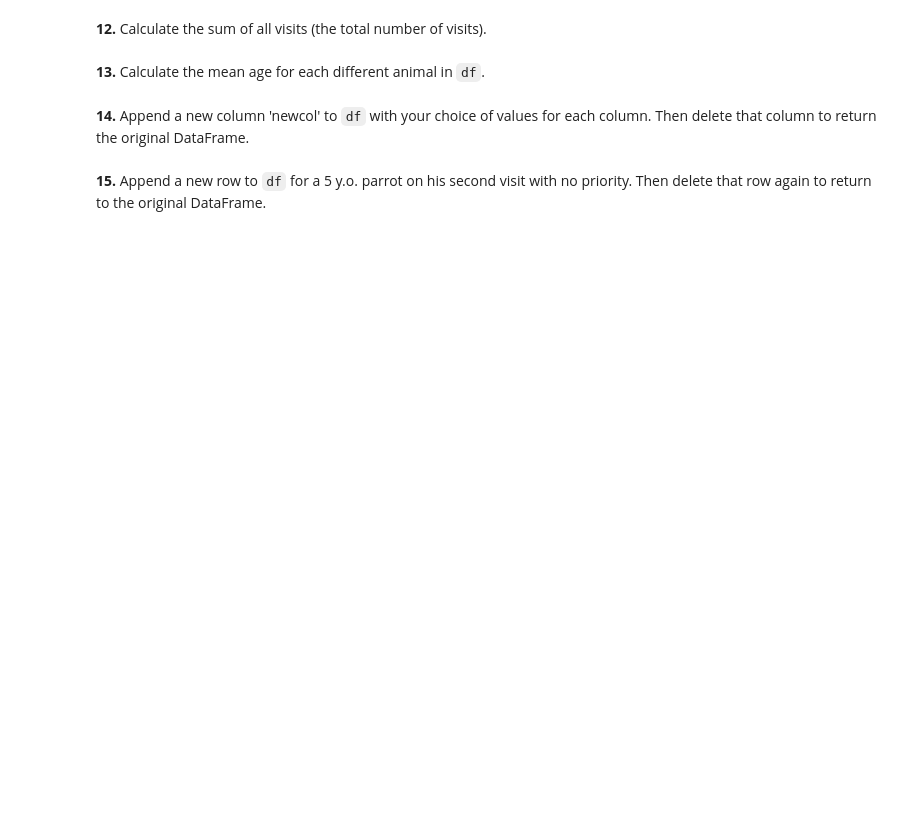
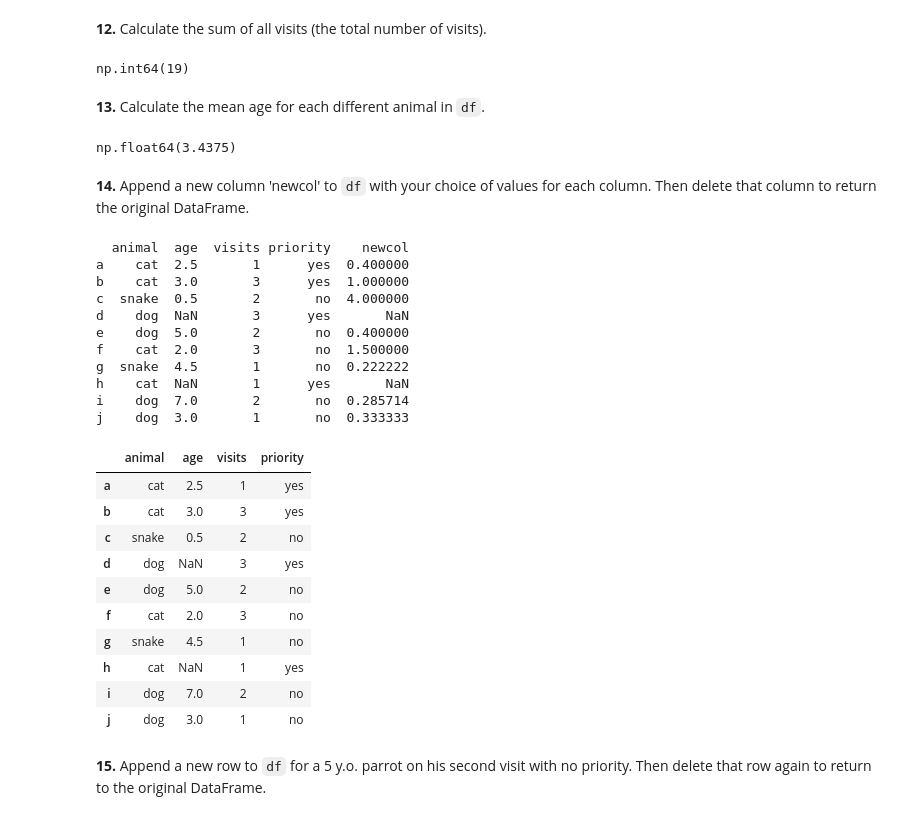
Before and after one commit to schoergj/DSA103, a Jupyter notebook: python-chemistry-intro/src/dsa103/lecture_6/np_pd_exercises/pandas-puzzles.ipynb, the cells around one changed output. Cells and saved outputs as stored; diff of their text form; code cells hidden in the pictures; blank space fills up the shorter version.

```diff
--- a/python-chemistry-intro/src/dsa103/lecture_6/np_pd_exercises/pandas-puzzles.ipynb
+++ b/python-chemistry-intro/src/dsa103/lecture_6/np_pd_exercises/pandas-puzzles.ipynb
@@ -69,8 +190,44 @@ labels = ['a', 'b', 'c', 'd', 'e', 'f', 'g', 'h', 'i', 'j']
 # %% [markdown]
 **12.** Calculate the sum of all visits (the total number of visits).
+# %%
+df["visits"].sum()
+# %% [output]
+np.int64(19)
 # %% [markdown]
 **13.** Calculate the mean age for each different animal in `df`.
+# %%
+df["age"].mean()
+# %% [output]
+np.float64(3.4375)
 # %% [markdown]
 **14.** Append a new column 'newcol' to `df` with your choice of values for each column. Then delete that column to return the original DataFrame.
+# %%
+df["newcol"] = df["visits"] / df["age"]
+print(df)
+df.drop(columns=["newcol"], axis=1, inplace=True)
+df
+# %% [output]
+  animal  age  visits priority    newcol
+a    cat  2.5       1      yes  0.400000
+b    cat  3.0       3      yes  1.000000
+c  snake  0.5       2       no  4.000000
+d    dog  NaN       3      yes       NaN
+e    dog  5.0       2       no  0.400000
+f    cat  2.0       3       no  1.500000
+g  snake  4.5       1       no  0.222222
+h    cat  NaN       1      yes       NaN
+i    dog  7.0       2       no  0.285714
+j    dog  3.0       1       no  0.333333
+|  | animal | age | visits | priority |
+| a | cat | 2.5 | 1 | yes |
+| b | cat | 3.0 | 3 | yes |
+| c | snake | 0.5 | 2 | no |
+| d | dog | NaN | 3 | yes |
+| e | dog | 5.0 | 2 | no |
+| f | cat | 2.0 | 3 | no |
+| g | snake | 4.5 | 1 | no |
+| h | cat | NaN | 1 | yes |
+| i | dog | 7.0 | 2 | no |
+| j | dog | 3.0 | 1 | no |
 # %% [markdown]
 **15.** Append a new row to `df` for a 5 y.o. parrot on his second visit with no priority. Then delete that row again to return to the original DataFrame.
```
Also changed, not shown: parts of 15 cells of this notebook, 8 other files.
